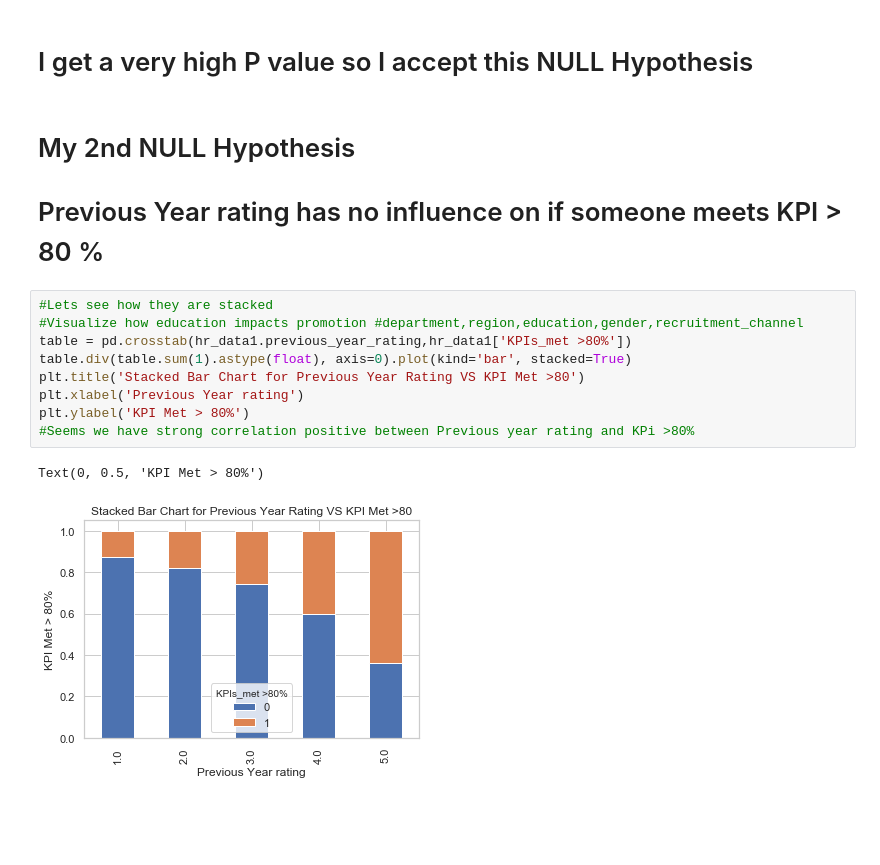
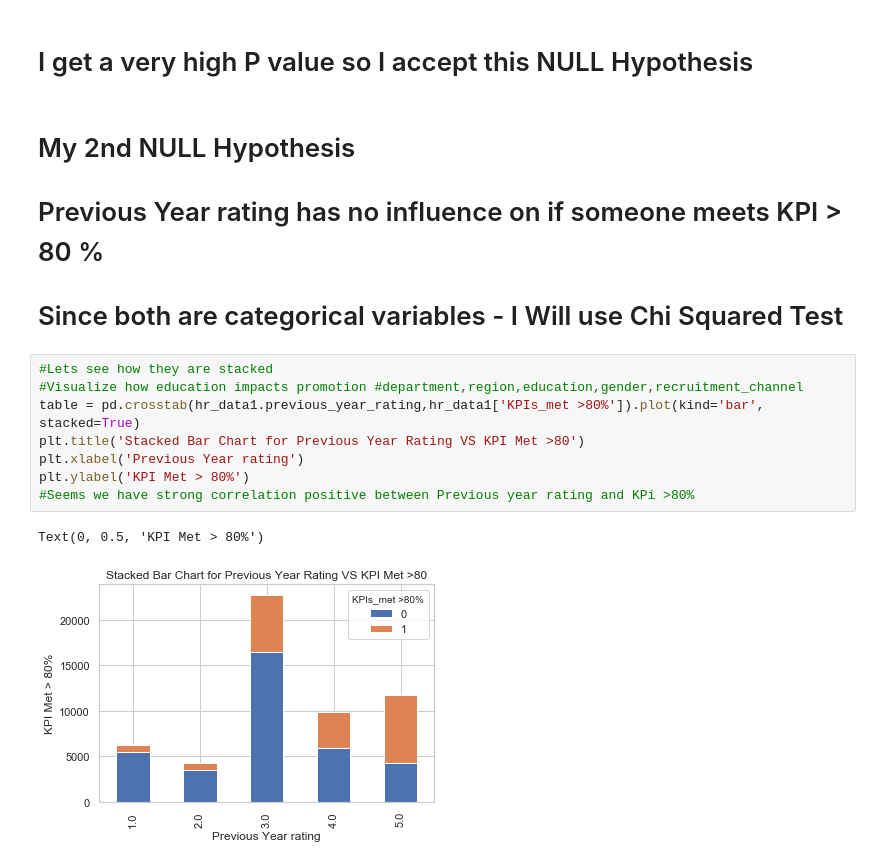
Before and after one commit to nishantsaurabhgit/DataScience, a Jupyter notebook: Capstone_project1_Frequentiest_approach.ipynb, the cells around one changed output. Cells and saved outputs as stored; diff of their text form; blank space fills up the shorter version.

```diff
--- a/Capstone_project1_Frequentiest_approach.ipynb
+++ b/Capstone_project1_Frequentiest_approach.ipynb
@@ -193,15 +203,16 @@ P_val
 # %% [markdown]
 # My 2nd NULL Hypothesis
 # Previous Year rating has no influence on if someone meets KPI > 80 %
+
+# Since both are categorical variables - I Will use Chi Squared Test
 # %%
 #Lets see how they are stacked
 #Visualize how education impacts promotion #department,region,education,gender,recruitment_channel
-table = pd.crosstab(hr_data1.previous_year_rating,hr_data1['KPIs_met >80%'])
-table.div(table.sum(1).astype(float), axis=0).plot(kind='bar', stacked=True)
+table = pd.crosstab(hr_data1.previous_year_rating,hr_data1['KPIs_met >80%']).plot(kind='bar', stacked=True)
 plt.title('Stacked Bar Chart for Previous Year Rating VS KPI Met >80')
 plt.xlabel('Previous Year rating')
 plt.ylabel('KPI Met > 80%')
 #Seems we have strong correlation positive between Previous year rating and KPi >80%
 # %% [output]
 Text(0, 0.5, 'KPI Met > 80%')
-[figure, old version]
+[figure, new version]
```
Also changed, not shown: parts of 17 cells of this notebook.
